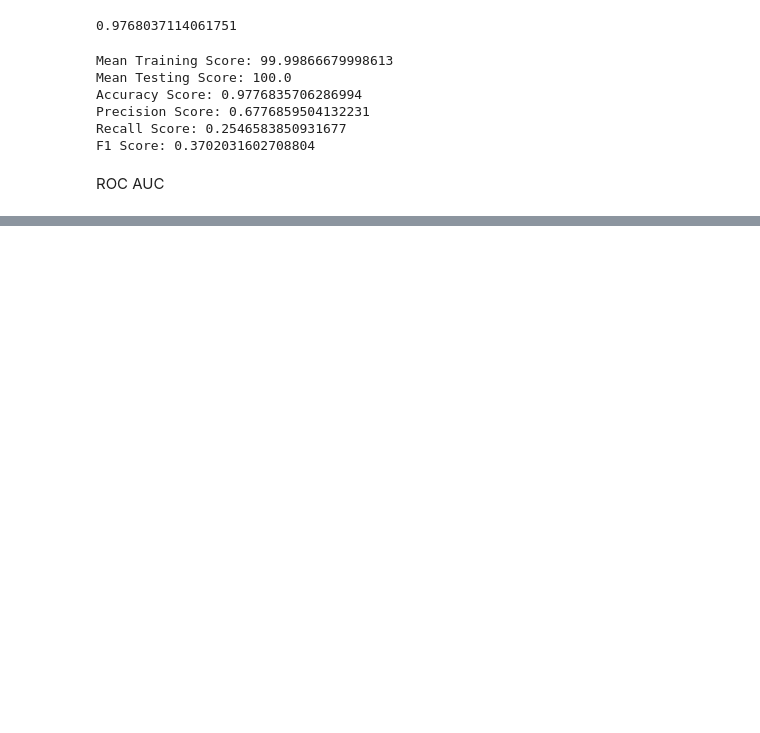
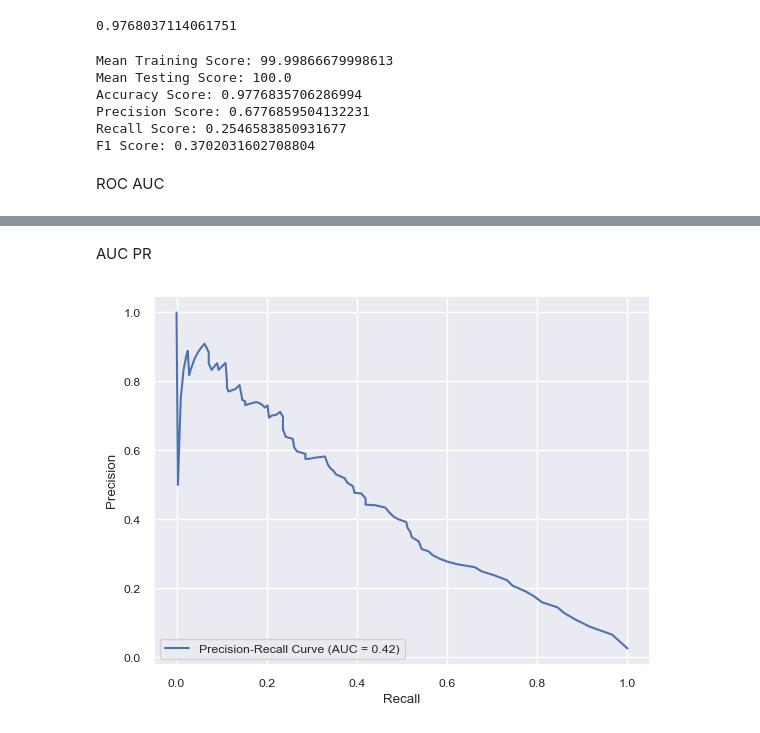
Before and after one commit to rakjuliaoczy/dr, a Jupyter notebook: random_forest.ipynb, the cells around one changed output, grey strips where cells are left out. Cells and saved outputs as stored; diff of their text form; code cells hidden in the pictures; blank space fills up the shorter version.

```diff
--- a/random_forest.ipynb
+++ b/random_forest.ipynb
@@ -561,0 +592,19 @@ plt.show()
+# %% [markdown]
+AUC PR
+# %%
+# Calculate precision, recall, and thresholds
+probs = model.predict_proba(val_X)[:, 1]
+precision, recall, thresholds = precision_recall_curve(val_y, probs)
+
+# Calculate AUC-PR
+auc_pr = auc(recall, precision)
+
+# Plot Precision-Recall Curve
+plt.plot(recall, precision, label='Precision-Recall Curve (AUC = {:.2f})'.format(auc_pr))
+plt.xlabel('Recall')
+plt.ylabel('Precision')
+plt.legend(loc='lower left')
+sn.set(font_scale=0.8)
+plt.show()
+# %% [output]
+[figure, added]
```
Also changed, not shown: parts of 13 cells of this notebook, 2 other files.
